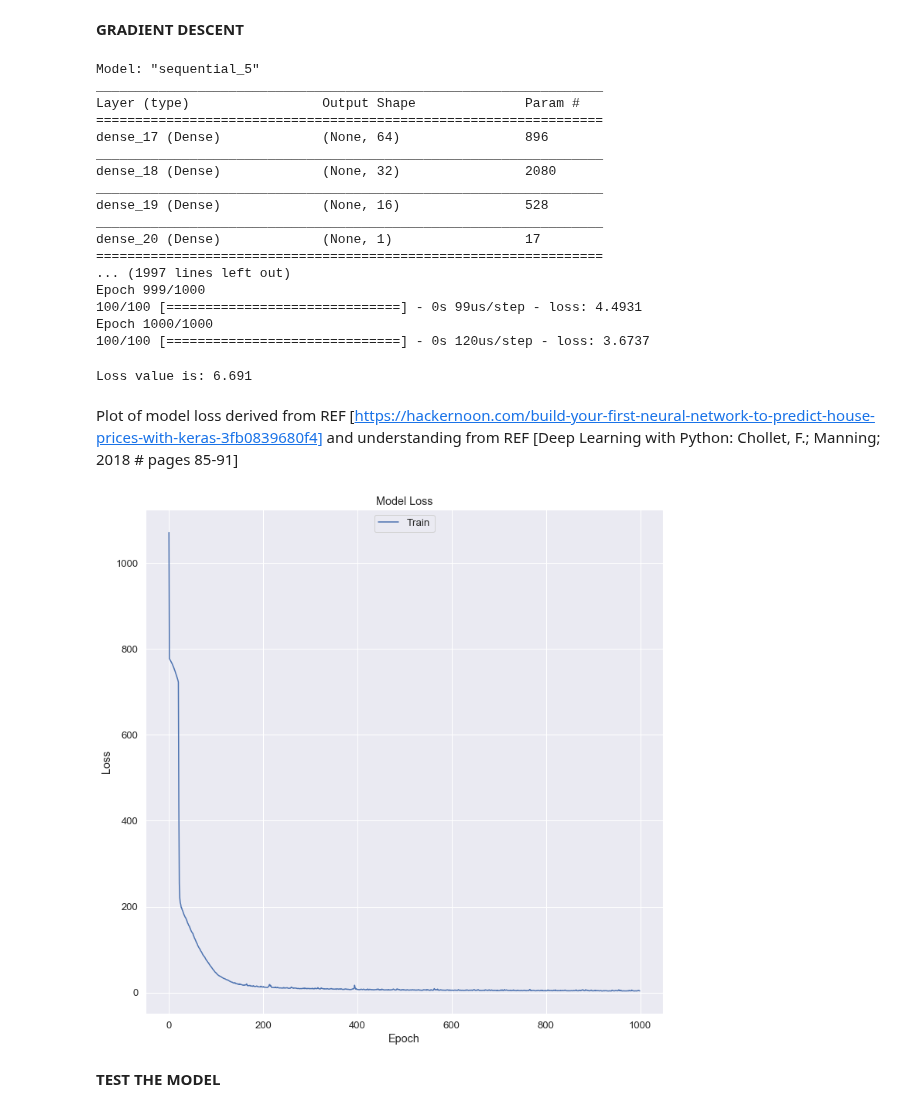
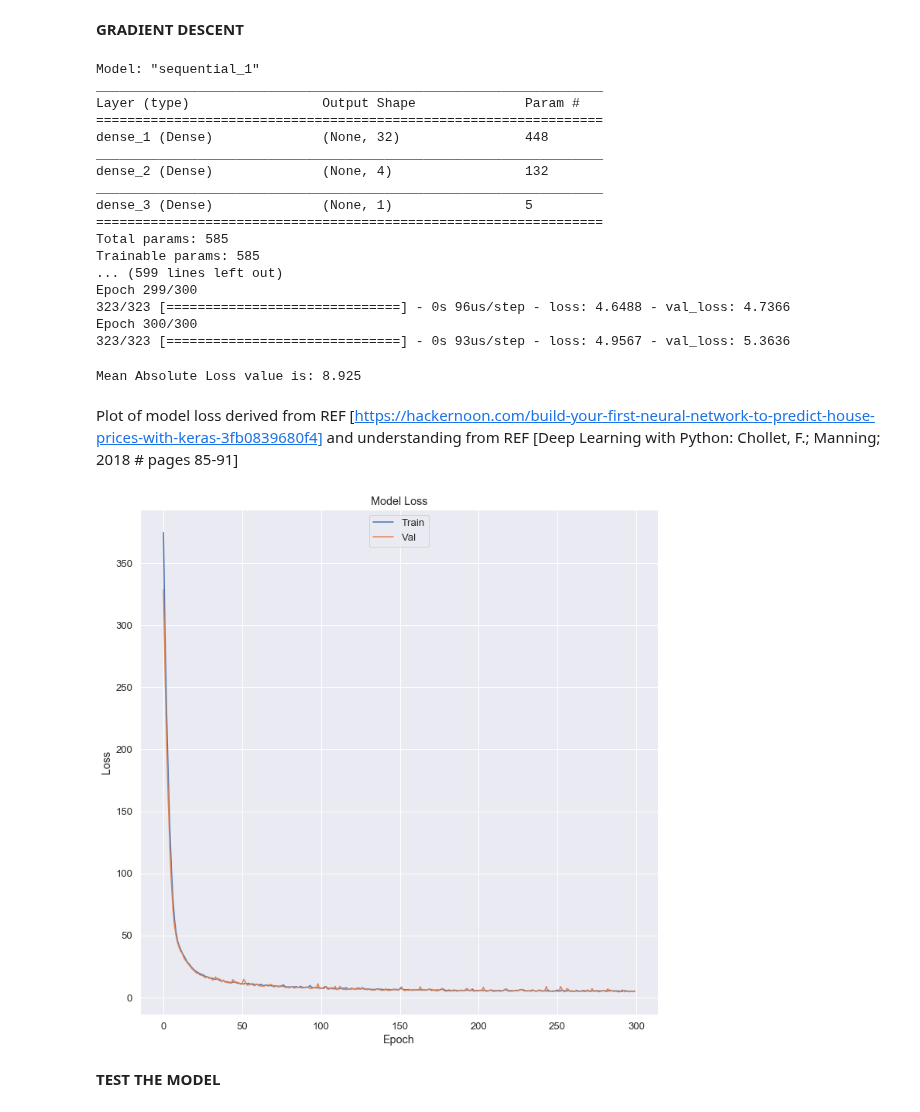
Before and after one commit to oreillyh/Machine-Learning-Statistics, a Jupyter notebook: MACHINE LEARNING AND STATISTICS PROJECT .ipynb, the cells around one changed output. Cells and saved outputs as stored; diff of their text form; code cells hidden in the pictures.

Commit message:
fix reg, change some model parameters

```diff
--- a/MACHINE LEARNING AND STATISTICS PROJECT .ipynb
+++ b/MACHINE LEARNING AND STATISTICS PROJECT .ipynb
@@ -550,0 +548,4 @@ y = boston.target
+# %%
+scaler = pre.StandardScaler()
+scaler.fit(x)
+scaler.mean_, scaler.scale_
@@ -601,6 +614,13 @@ We have specified a `test_size` of 0.5 i.e. half the data will be used to test t
 # Define our training set: size of the test set is 0.2 i.e. 20% of the dataset
 #random_state seets the seed in order to maintain consistency
 x_train, x_test, y_train, y_test = mod.train_test_split(x, y, test_size=0.2, random_state = 42)
+
+scaler = pre.StandardScaler()
+scaler.fit(x_train)
+#scaler.fit(y_train)
+x_train_scaled = pd.DataFrame(scaler.transform(x_train), columns=x.columns)
+#y_train_scaled = pd.DataFrame(scaler.transform(y_train), columns=y.columns)
+#x_train_scaled
 # %% [markdown]
 `model.fit` Trains the model over a fixed number of epochs
 
@@ -643,7 +663,7 @@ callbacks=[early_stopping_monitor]
 kf = KFold(n_splits=10)
 kf.get_n_splits(x)
 
-#apply a kfold of 10 splits, no random stae generate (would have output same result all the time)
+#apply a kfold of 10 splits, no random state generate (would have output same result all the time)
 KFold(n_splits=10, random_state=12, shuffle=False)
 
 #create empty index for each fold
@@ -652,68 +672,70 @@ test_index=[]
 
 
 #apply k fold validation over the 10 folds
-for train_index, test_index in kf.split(x):
+#for train_index, test_index in kf.split(x):
    # print("TRAIN:", train_index, "TEST:", test_index)
-    x_train, x_test = x[:100], x[100:506] #set at train:test 20:80
-    y_train, y_test = y[:100], y[100:506] #set at train:test 20:80
+   # x_train, x_test = x[:100], x[100:506] #set at train:test 20:80
+    #y_train, y_test = y[:100], y[100:506] #set at train:test 20:80
 
+# WHITEN THE DATASET
 
-#import sklearn.decomposition as dec
-#pca = dec.PCA(n_components=boston_features, whiten=True)
-#pca.fit(boston.target)
-#inputs_train_white = pd.DataFrame(pca.transform(x_train), columns=x_train.columns)
-#inputs_train_white
+pca = dec.PCA(n_components=13, whiten=True)
+pca.fit(x_train)
+inputs_train_white = pd.DataFrame(pca.transform(x_train), columns=x.columns)
+inputs_train_white
+
 
 #X=bos.iloc[:,0:4].values
 #Y=bos.iloc[:,4:5].values
 
 model=create_model()
-hist = model.fit(x_train, y_train,epochs=1000, batch_size=10)
+#hist = model.fit(x_train, y_train,epochs=1000, batch_size=10)
 #model.fit(x[train], y[train], epochs=150, batch_size=10, verbose=0)
-#hist = model.fit(x_train, y_train, validation_split=0.2, epochs=300, batch_size=16)
+hist = model.fit(x_train, y_train, validation_split=0.2, epochs=300, batch_size=10)
 
 #Calculate the predictions on the test: set x_test
 preds = model.predict(x_test)
 # %% [output]
-Model: "sequential_5"
+Model: "sequential_1"
 _________________________________________________________________
 Layer (type)                 Output Shape              Param #
 =================================================================
-dense_17 (Dense)             (None, 64)                896
+dense_1 (Dense)              (None, 32)                448
 _________________________________________________________________
-dense_18 (Dense)             (None, 32)                2080
+dense_2 (Dense)              (None, 4)                 132
 _________________________________________________________________
-dense_19 (Dense)             (None, 16)                528
-_________________________________________________________________
-dense_20 (Dense)             (None, 1)                 17
+dense_3 (Dense)              (None, 1)                 5
 =================================================================
-... (1997 lines left out)
-Epoch 999/1000
-100/100 [==============================] - 0s 99us/step - loss: 4.4931
-Epoch 1000/1000
-100/100 [==============================] - 0s 120us/step - loss: 3.6737
+Total params: 585
+Trainable params: 585
+... (599 lines left out)
+Epoch 299/300
+323/323 [==============================] - 0s 96us/step - loss: 4.6488 - val_loss: 4.7366
+Epoch 300/300
+323/323 [==============================] - 0s 93us/step - loss: 4.9567 - val_loss: 5.3636
 # %%
 #Evaluate the performance of the model - output the loss function on the training set
+#Loss changed to Mean Absolute as it is more relevent
 
 model_eval = model.evaluate(x_train, y_train, verbose=0)
 
-print ("Loss value is:", float("{0:.3f}".format(model_eval)))
+print ("Mean Absolute Loss value is:", float("{0:.3f}".format(model_eval)))
 # %% [output]
-Loss value is: 6.691
+Mean Absolute Loss value is: 8.925
 # %% [markdown]
 Plot of model loss derived from REF [https://hackernoon.com/build-your-first-neural-network-to-predict-house-prices-with-keras-3fb0839680f4] and understanding from REF [Deep Learning with Python: Chollet, F.; Manning; 2018 # pages 85-91]
 # %%
 plt.figure(figsize=(12, 12))
 # summarize history for loss
 plt.plot(hist.history["loss"])
-#plt.plot(hist.history["val_loss"])
+plt.plot(hist.history["val_loss"])
 plt.title("Model Loss")
 plt.ylabel("Loss")
 plt.xlabel("Epoch")
 plt.legend(["Train", "Val"], loc="upper center")
 plt.show()
 # %% [output]
-[figure, old version]
+[figure, new version]
 # %% [markdown]
 **TEST THE MODEL**
 # %% [markdown]
```
Also changed, not shown: parts of 20 cells of this notebook.
